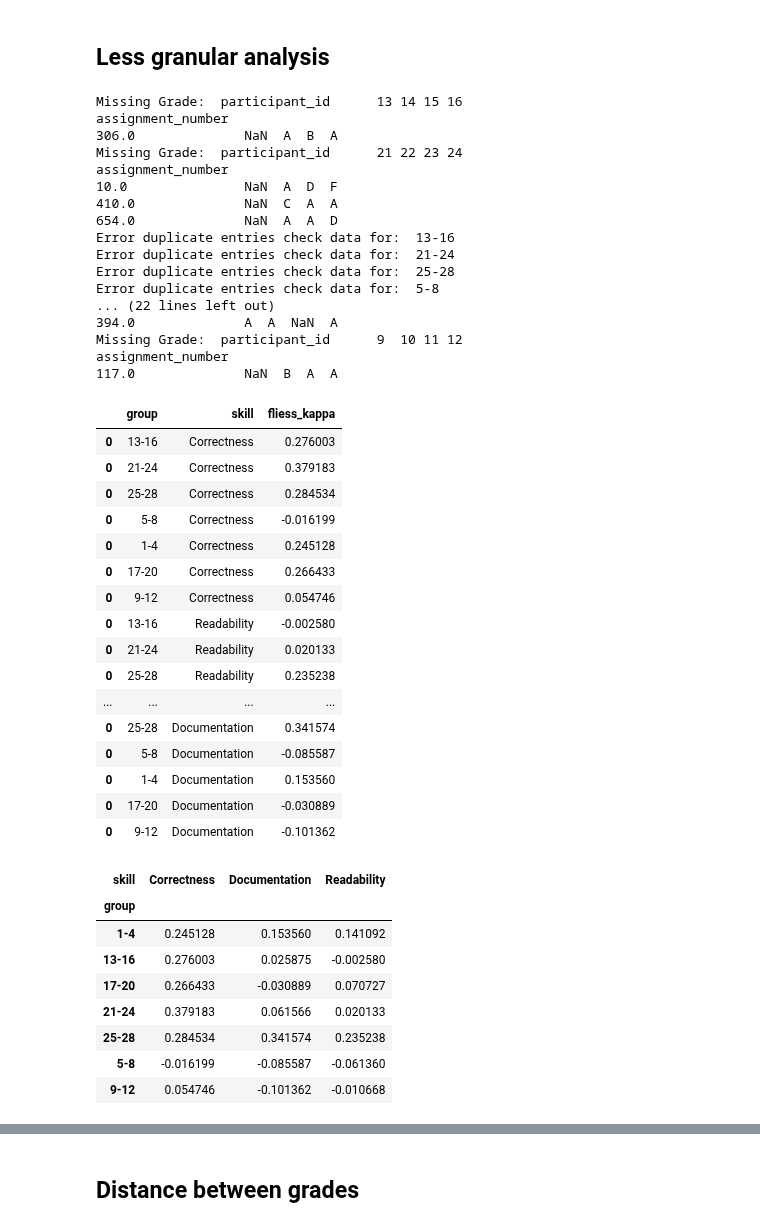
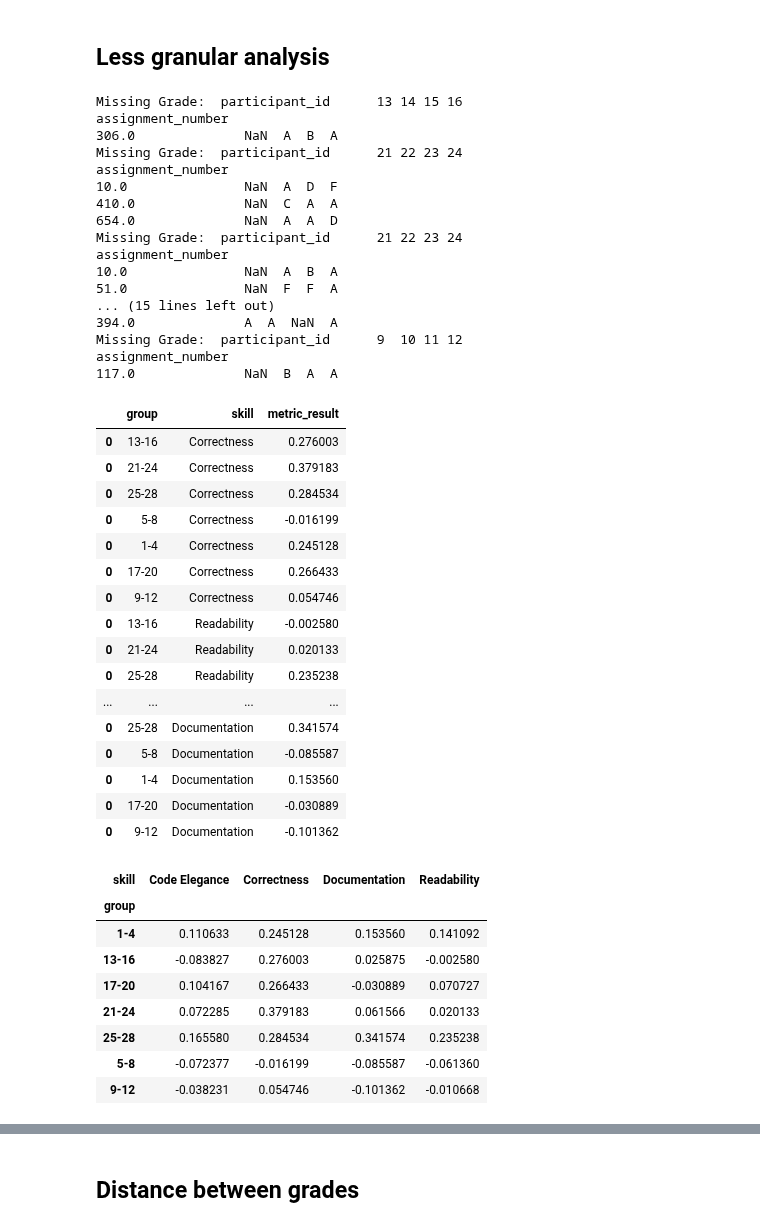
Before and after one commit to m-messer/Consistency_In_Grading_Analysis, a Jupyter notebook: grades_analysis.ipynb, the cells around one changed output, grey strips where cells are left out. Drawn from its saved outputs; the diff is of its cells as text; code cells hidden in the pictures.

```diff
--- a/grades_analysis.ipynb
+++ b/grades_analysis.ipynb
@@ -85,16 +84,22 @@ def calculate_fleiss_kappa(skill, group, grade_col):
 
     return fleiss_kappa(aggregate_raters(pivot)[0], 'fleiss')
 # %%
-def calculate_all_fleiss_kappa(grade_col='grade'):
+def calculate_all_reliability_metric(metric, grade_col='grade'):
     results_df = None
 
-    for skill in ['Correctness', 'Readability', 'Code Elegace', 'Documentation']:
+    for skill in ['Correctness', 'Readability', 'Code Elegance', 'Documentation']:
         for group in grade_df['group'].unique():
             try:
+
+                if metric.lower() == 'fleiss':
+                    metric_result = calculate_fleiss_kappa(skill, group, grade_col)
+                else:
+                    metric_result = -1
+
                 results_df = pd.concat([results_df, pd.DataFrame({
                                         'group': group,
                                         'skill': skill,
-                                        'fliess_kappa': calculate_fleiss_kappa(skill, group, grade_col)}, index=[0])])
+                                        'metric_result': metric_result}, index=[0])])
             except ValueError as e:
                 print('Error duplicate entries check data for: ', group)
                 # raise e
@@ -161,7 +163,7 @@ g.get_figure().savefig('plots/fleiss_kappa_fine.pdf', bbox_inches='tight')
 # %% [markdown]
 ## Less granular analysis
 # %%
-coarse_df = calculate_all_fleiss_kappa('primary_grade')
+coarse_df = calculate_all_reliability_metric('fleiss', 'primary_grade')
 coarse_df
 # %% [output]
 Missing Grade:  participant_id      13 14 15 16
@@ -172,16 +174,16 @@ assignment_number
 10.0               NaN  A  D  F
 410.0              NaN  C  A  A
 654.0              NaN  A  A  D
-Error duplicate entries check data for:  13-16
-Error duplicate entries check data for:  21-24
-Error duplicate entries check data for:  25-28
-Error duplicate entries check data for:  5-8
-... (22 lines left out)
+Missing Grade:  participant_id      21 22 23 24
+assignment_number
+10.0               NaN  A  B  A
+51.0               NaN  F  F  A
+... (15 lines left out)
 394.0              A  A  NaN  A
 Missing Grade:  participant_id      9  10 11 12
 assignment_number
 117.0              NaN  B  A  A
-|  | group | skill | fliess_kappa |
+|  | group | skill | metric_result |
 | 0 | 13-16 | Correctness | 0.276003 |
 | 0 | 21-24 | Correctness | 0.379183 |
 | 0 | 25-28 | Correctness | 0.284534 |
@@ -199,18 +201,18 @@ assignment_number
 | 0 | 17-20 | Documentation | -0.030889 |
 | 0 | 9-12 | Documentation | -0.101362 |
 # %%
-coarse_pivot = coarse_df.sort_values(by='group').pivot(index='group', columns='skill', values='fliess_kappa')
+coarse_pivot = coarse_df.sort_values(by='group').pivot(index='group', columns='skill', values='metric_result')
 coarse_pivot
 # %% [output]
-| skill | Correctness | Documentation | Readability |
-| group |  |  |  |
-| 1-4 | 0.245128 | 0.153560 | 0.141092 |
-| 13-16 | 0.276003 | 0.025875 | -0.002580 |
-| 17-20 | 0.266433 | -0.030889 | 0.070727 |
-| 21-24 | 0.379183 | 0.061566 | 0.020133 |
-| 25-28 | 0.284534 | 0.341574 | 0.235238 |
-| 5-8 | -0.016199 | -0.085587 | -0.061360 |
-| 9-12 | 0.054746 | -0.101362 | -0.010668 |
+| skill | Code Elegance | Correctness | Documentation | Readability |
+| group |  |  |  |  |
+| 1-4 | 0.110633 | 0.245128 | 0.153560 | 0.141092 |
+| 13-16 | -0.083827 | 0.276003 | 0.025875 | -0.002580 |
+| 17-20 | 0.104167 | 0.266433 | -0.030889 | 0.070727 |
+| 21-24 | 0.072285 | 0.379183 | 0.061566 | 0.020133 |
+| 25-28 | 0.165580 | 0.284534 | 0.341574 | 0.235238 |
+| 5-8 | -0.072377 | -0.016199 | -0.085587 | -0.061360 |
+| 9-12 | -0.038231 | 0.054746 | -0.101362 | -0.010668 |
 # %%
 g = sns.heatmap(coarse_pivot, annot=True, cmap=sns.color_palette("mako", as_cmap=True), square=True, vmin=-0.1, vmax=1)
 g.get_figure().savefig('plots/fleiss_kappa_coarse.pdf', bbox_inches='tight')
```
Also changed, not shown: parts of 15 cells of this notebook, 1 other file.
